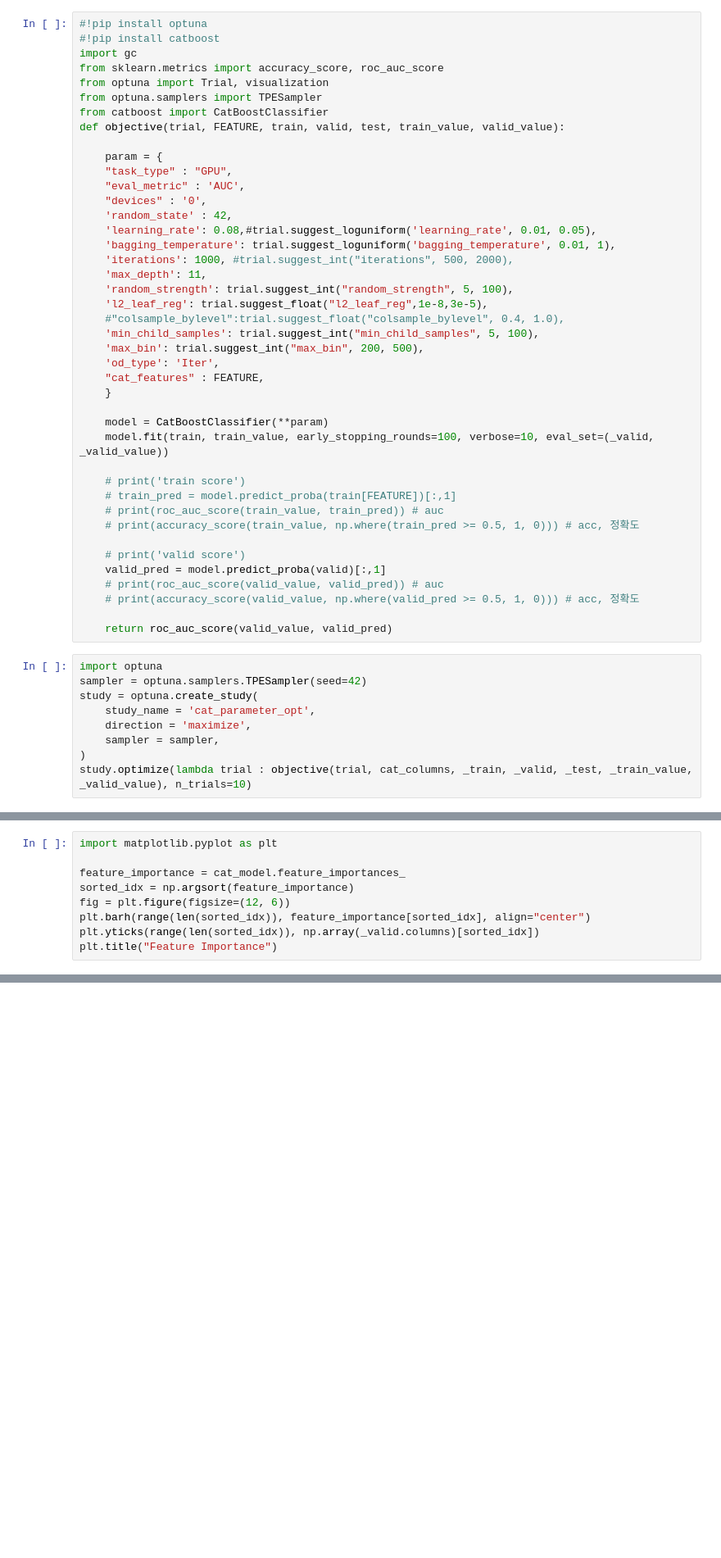
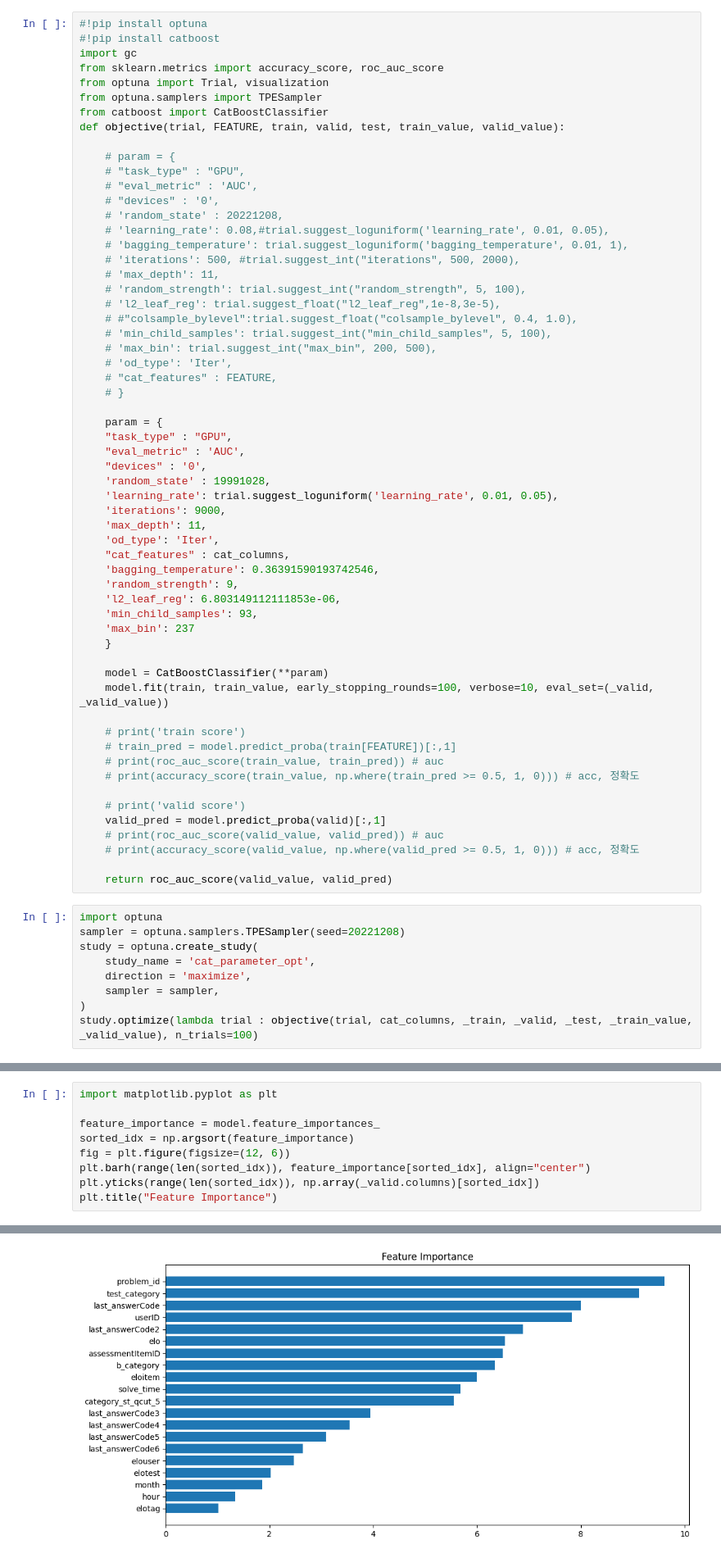
Before and after one commit to boostcampaitech4lv23recsys1/level2_dkt_recsys-level2-recsys-04, a Jupyter notebook: Boosting_ipynb/FE_KSYcatboost4.ipynb, the cells around one changed output, grey strips where cells are left out. Shown at 82% size. Saved outputs shown, nothing was run; the diff lists cells and outputs as text; blank space fills up the shorter version.

```diff
--- a/Boosting_ipynb/FE_KSYcatboost4.ipynb
+++ b/Boosting_ipynb/FE_KSYcatboost4.ipynb
@@ -52,22 +52,39 @@ from optuna.samplers import TPESampler
 from catboost import CatBoostClassifier
 def objective(trial, FEATURE, train, valid, test, train_value, valid_value):
 
+    # param = {
+    # "task_type" : "GPU",
+    # "eval_metric" : 'AUC',
+    # "devices" : '0',
+    # 'random_state' : 20221208,
+    # 'learning_rate': 0.08,#trial.suggest_loguniform('learning_rate', 0.01, 0.05),
+    # 'bagging_temperature': trial.suggest_loguniform('bagging_temperature', 0.01, 1),
+    # 'iterations': 500, #trial.suggest_int("iterations", 500, 2000),
+    # 'max_depth': 11,
+    # 'random_strength': trial.suggest_int("random_strength", 5, 100),
+    # 'l2_leaf_reg': trial.suggest_float("l2_leaf_reg",1e-8,3e-5),
+    # #"colsample_bylevel":trial.suggest_float("colsample_bylevel", 0.4, 1.0),
+    # 'min_child_samples': trial.suggest_int("min_child_samples", 5, 100),
+    # 'max_bin': trial.suggest_int("max_bin", 200, 500),
+    # 'od_type': 'Iter',
+    # "cat_features" : FEATURE,
+    # }
+
     param = {
     "task_type" : "GPU",
     "eval_metric" : 'AUC',
     "devices" : '0',
-    'random_state' : 42,
-    'learning_rate': 0.08,#trial.suggest_loguniform('learning_rate', 0.01, 0.05),
-    'bagging_temperature': trial.suggest_loguniform('bagging_temperature', 0.01, 1),
-    'iterations': 1000, #trial.suggest_int("iterations", 500, 2000),
+    'random_state' : 19991028,
+    'learning_rate': trial.suggest_loguniform('learning_rate', 0.01, 0.05),
+    'iterations': 9000,
     'max_depth': 11,
-    'random_strength': trial.suggest_int("random_strength", 5, 100),
-    'l2_leaf_reg': trial.suggest_float("l2_leaf_reg",1e-8,3e-5),
-    #"colsample_bylevel":trial.suggest_float("colsample_bylevel", 0.4, 1.0),
-    'min_child_samples': trial.suggest_int("min_child_samples", 5, 100),
-    'max_bin': trial.suggest_int("max_bin", 200, 500),
     'od_type': 'Iter',
-    "cat_features" : FEATURE,
+    "cat_features" : cat_columns,
+    'bagging_temperature': 0.36391590193742546,
+    'random_strength': 9,
+    'l2_leaf_reg': 6.803149112111853e-06,
+    'min_child_samples': 93,
+    'max_bin': 237
     }
 
     model = CatBoostClassifier(**param)
@@ -86,11 +103,11 @@ def objective(trial, FEATURE, train, valid, test, train_value, valid_value):
     return roc_auc_score(valid_value, valid_pred)
 # %%
 import optuna
-sampler = optuna.samplers.TPESampler(seed=42)
+sampler = optuna.samplers.TPESampler(seed=20221208)
 study = optuna.create_study(
     study_name = 'cat_parameter_opt',
     direction = 'maximize',
     sampler = sampler,
 )
-study.optimize(lambda trial : objective(trial, cat_columns, _train, _valid, _test, _train_value, _valid_value), n_trials=10)
+study.optimize(lambda trial : objective(trial, cat_columns, _train, _valid, _test, _train_value, _valid_value), n_trials=100)
 # %% [output]
@@ -131,9 +229,10 @@ _train.shape, _train_value.shape
 # %%
 import matplotlib.pyplot as plt
 
-feature_importance = cat_model.feature_importances_
+feature_importance = model.feature_importances_
 sorted_idx = np.argsort(feature_importance)
 fig = plt.figure(figsize=(12, 6))
 plt.barh(range(len(sorted_idx)), feature_importance[sorted_idx], align="center")
 plt.yticks(range(len(sorted_idx)), np.array(_valid.columns)[sorted_idx])
 plt.title("Feature Importance")
+# %% [output]
@@ -139,0 +240 @@ plt.title("Feature Importance")
+[figure, added]
```
Also changed, not shown: parts of 7 cells of this notebook, 1 other file.
